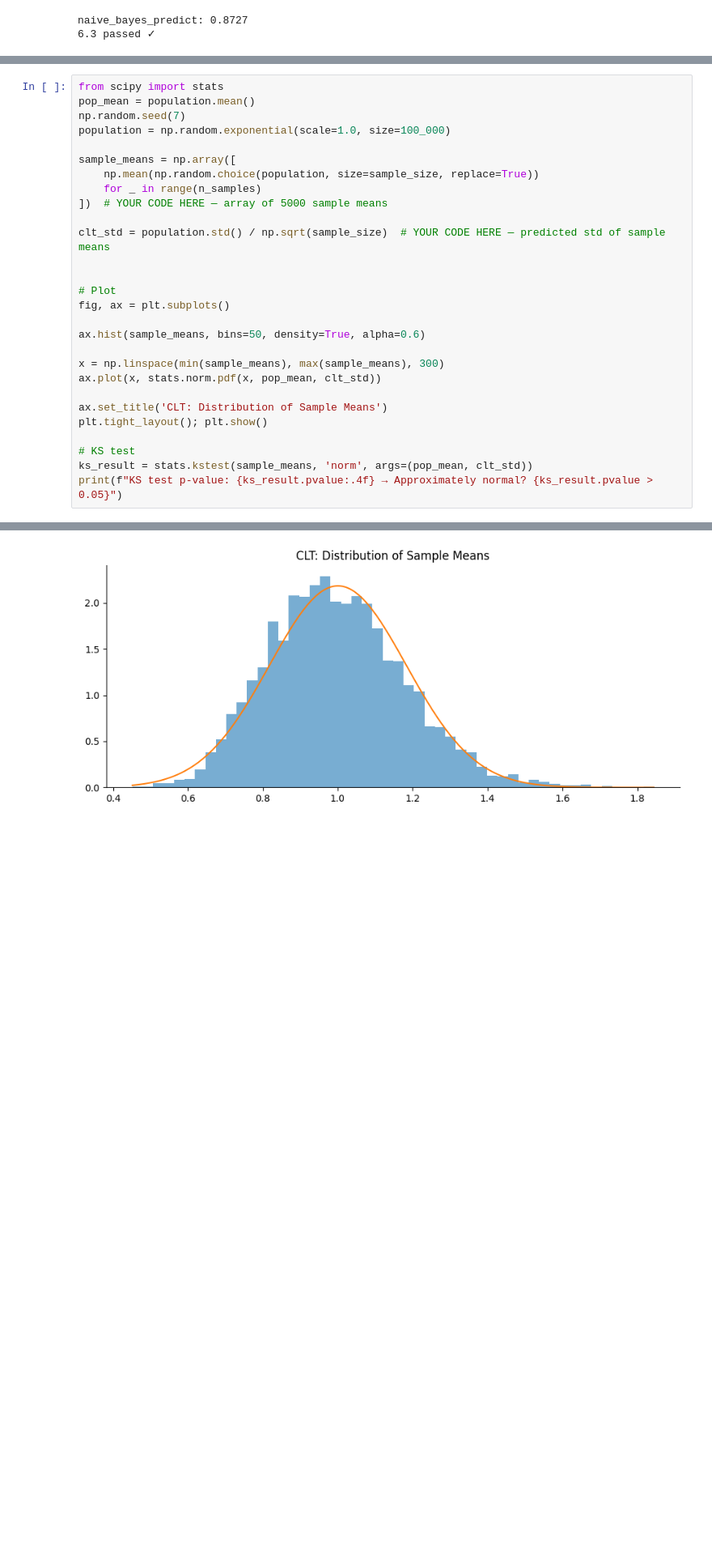
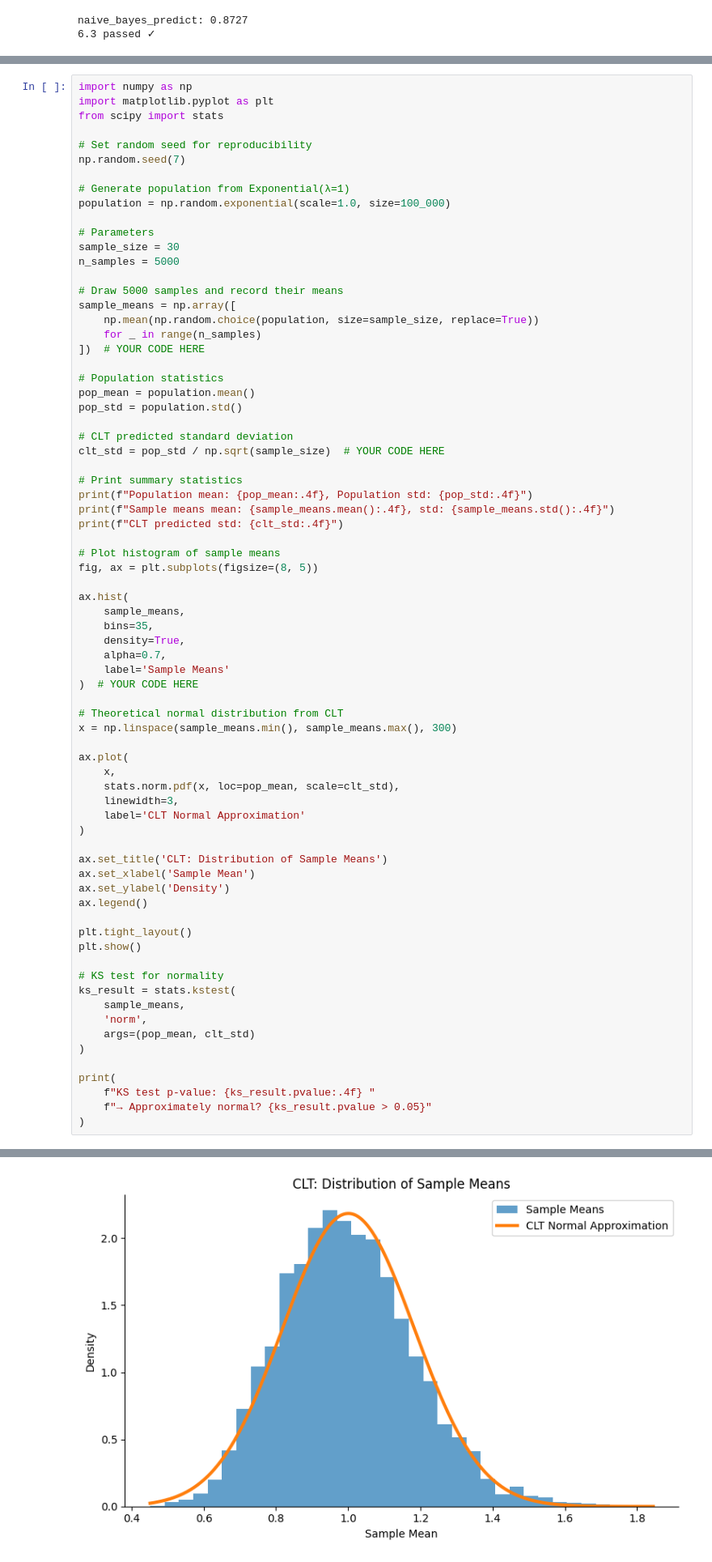
Before and after one commit to DhangeSakshiSanjay/Celebal_Weekly_Assignments, a Jupyter notebook: week1_assignment.ipynb, the cells around one changed output, grey strips where cells are left out. Shown at 81% size. Cells and saved outputs as stored; diff of their text form; blank space fills up the shorter version.

```diff
--- a/week1_assignment.ipynb
+++ b/week1_assignment.ipynb
@@ -954,31 +973,76 @@ naive_bayes_predict: 0.8727
 4. Overlay the **theoretical normal distribution** predicted by the CLT: μ = population mean, σ = population_std / sqrt(n).
 5. Run a KS test to confirm the distribution of sample means is approximately normal.
 # %%
+import numpy as np
+import matplotlib.pyplot as plt
 from scipy import stats
-pop_mean = population.mean()
+
+# Set random seed for reproducibility
 np.random.seed(7)
+
+# Generate population from Exponential(λ=1)
 population = np.random.exponential(scale=1.0, size=100_000)
 
+# Parameters
+sample_size = 30
+n_samples = 5000
+
+# Draw 5000 samples and record their means
 sample_means = np.array([
     np.mean(np.random.choice(population, size=sample_size, replace=True))
     for _ in range(n_samples)
-])  # YOUR CODE HERE — array of 5000 sample means
+])  # YOUR CODE HERE
 
-clt_std = population.std() / np.sqrt(sample_size)  # YOUR CODE HERE — predicted std of sample means
+# Population statistics
+pop_mean = population.mean()
+pop_std = population.std()
 
+# CLT predicted standard deviation
+clt_std = pop_std / np.sqrt(sample_size)  # YOUR CODE HERE
 
-# Plot
-fig, ax = plt.subplots()
+# Print summary statistics
+print(f"Population mean: {pop_mean:.4f}, Population std: {pop_std:.4f}")
+print(f"Sample means mean: {sample_means.mean():.4f}, std: {sample_means.std():.4f}")
+print(f"CLT predicted std: {clt_std:.4f}")
 
-ax.hist(sample_means, bins=50, density=True, alpha=0.6)
+# Plot histogram of sample means
+fig, ax = plt.subplots(figsize=(8, 5))
 
-x = np.linspace(min(sample_means), max(sample_means), 300)
-ax.plot(x, stats.norm.pdf(x, pop_mean, clt_std))
+ax.hist(
+    sample_means,
+    bins=35,
+    density=True,
+    alpha=0.7,
+    label='Sample Means'
+)  # YOUR CODE HERE
+
+# Theoretical normal distribution from CLT
+x = np.linspace(sample_means.min(), sample_means.max(), 300)
+
+ax.plot(
+    x,
+    stats.norm.pdf(x, loc=pop_mean, scale=clt_std),
+    linewidth=3,
+    label='CLT Normal Approximation'
+)
 
 ax.set_title('CLT: Distribution of Sample Means')
-plt.tight_layout(); plt.show()
+ax.set_xlabel('Sample Mean')
+ax.set_ylabel('Density')
+ax.legend()
 
-# KS test
-ks_result = stats.kstest(sample_means, 'norm', args=(pop_mean, clt_std))
-print(f"KS test p-value: {ks_result.pvalue:.4f} → Approximately normal? {ks_result.pvalue > 0.05}")
+plt.tight_layout()
+plt.show()
+
+# KS test for normality
+ks_result = stats.kstest(
+    sample_means,
+    'norm',
+    args=(pop_mean, clt_std)
+)
+
+print(
+    f"KS test p-value: {ks_result.pvalue:.4f} "
+    f"→ Approximately normal? {ks_result.pvalue > 0.05}"
+)
 # %% [output]
@@ -985 +1052 @@ print(f"KS test p-value: {ks_result.pvalue:.4f} → Approximately normal? {ks_re
-[figure, old version]
+[figure, new version]
```
Also changed, not shown: parts of 2 cells of this notebook.
